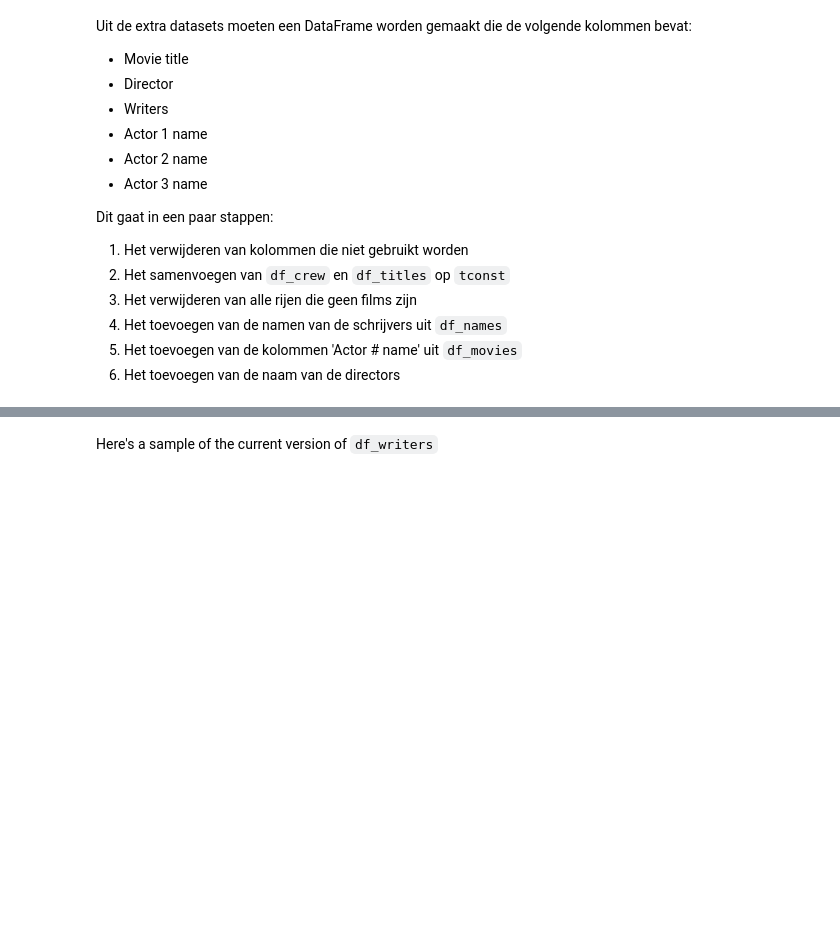
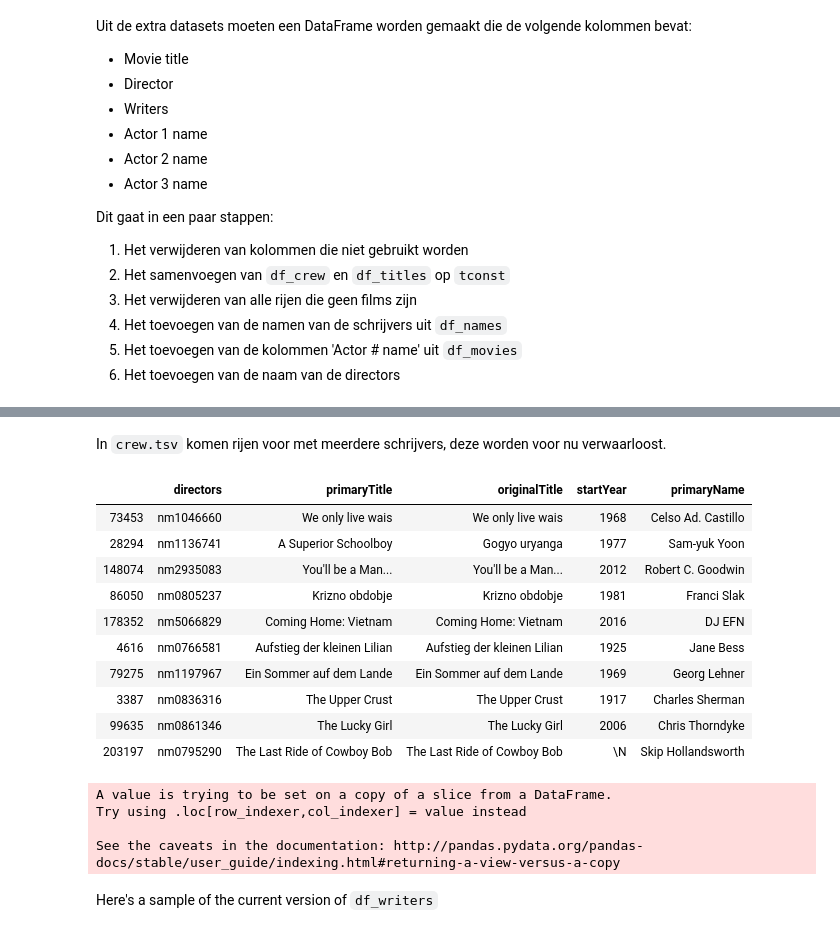
Before and after one commit to Casper-Smet/movie-revenue-predictions, a Jupyter notebook: main.ipynb, the cells around one changed output, grey strips where cells are left out. Saved outputs shown, nothing was run; the diff lists cells and outputs as text; code cells hidden in the pictures; blank space fills up the shorter version.

```diff
--- a/main.ipynb
+++ b/main.ipynb
@@ -187,5 +187,7 @@ Dit gaat in een paar stappen:
 5. Het toevoegen van de kolommen 'Actor # name' uit `df_movies`
 6. Het toevoegen van de naam van de directors
 # %%
+
 # Removing unused columns
-df_titles.drop(["isAdult", "endYear", "genres"], axis=1, inplace=True)
+df_titles.drop(["isAdult", "endYear", "genres", "runtimeMinutes"], axis=1, inplace=True)
+df_names.drop(["birthYear", "deathYear", "primaryProfession", "knownForTitles"], axis=1, inplace=True)
@@ -199,5 +197,8 @@ NameError: name 'df_crew' is not defined
 # %%
 # Dropping all non-movies
 df_writers.drop(df_writers[df_writers["titleType"] != "movie"].index, inplace=True)
+# %% [markdown]
+In `crew.tsv` komen rijen voor met meerdere schrijvers, deze worden voor nu verwaarloost.
 # %%
 # Adding names of writers to `df_writers`
+df_writers = pd.DataFrame(df_writers.merge(df_names, left_on="writers", right_on="nconst"))
@@ -205,0 +205,32 @@ df_writers.drop(df_writers[df_writers["titleType"] != "movie"].index, inplace=Tr
+# %%
+df_writers.drop(["titleType", "nconst", "tconst", "writers"], axis=1, inplace=True)
+# %%
+df_writers.sample(10)
+# %% [output]
+|  | directors | primaryTitle | originalTitle | startYear | primaryName |
+| 73453 | nm1046660 | We only live wais | We only live wais | 1968 | Celso Ad. Castillo |
+| 28294 | nm1136741 | A Superior Schoolboy | Gogyo uryanga | 1977 | Sam-yuk Yoon |
+| 148074 | nm2935083 | You'll be a Man... | You'll be a Man... | 2012 | Robert C. Goodwin |
+| 86050 | nm0805237 | Krizno obdobje | Krizno obdobje | 1981 | Franci Slak |
+| 178352 | nm5066829 | Coming Home: Vietnam | Coming Home: Vietnam | 2016 | DJ EFN |
+| 4616 | nm0766581 | Aufstieg der kleinen Lilian | Aufstieg der kleinen Lilian | 1925 | Jane Bess |
+| 79275 | nm1197967 | Ein Sommer auf dem Lande | Ein Sommer auf dem Lande | 1969 | Georg Lehner |
+| 3387 | nm0836316 | The Upper Crust | The Upper Crust | 1917 | Charles Sherman |
+| 99635 | nm0861346 | The Lucky Girl | The Lucky Girl | 2006 | Chris Thorndyke |
+| 203197 | nm0795290 | The Last Ride of Cowboy Bob | The Last Ride of Cowboy Bob | \N | Skip Hollandsworth |
+# %%
+# Adding "Actor # name" 1 through 3 to `df_writers`
+df_temp_movies = df_movies[["Movie title", "Director", "Actor 1 name", "Actor 2 name", "Actor 3 name"]]
+# Renaming "primaryTitle" to "Movie title"
+df_writers.rename(columns={"primaryTitle" : "Movie title"}, inplace=True)
+# Remove trailing whitespaces from titles
+df_temp_movies["Movie title"] = df_temp_movies["Movie title"].str.strip()
+
+# Merge df_writers and df_temp_movies
+df_writers = pd.DataFrame(df_writers.merge(df_temp_movies))
+del df_temp_movies
+# %% [output]
+A value is trying to be set on a copy of a slice from a DataFrame.
+Try using .loc[row_indexer,col_indexer] = value instead
+
+See the caveats in the documentation: http://pandas.pydata.org/pandas-docs/stable/user_guide/indexing.html#returning-a-view-versus-a-copy
```
Also changed, not shown: parts of 11 cells of this notebook.
